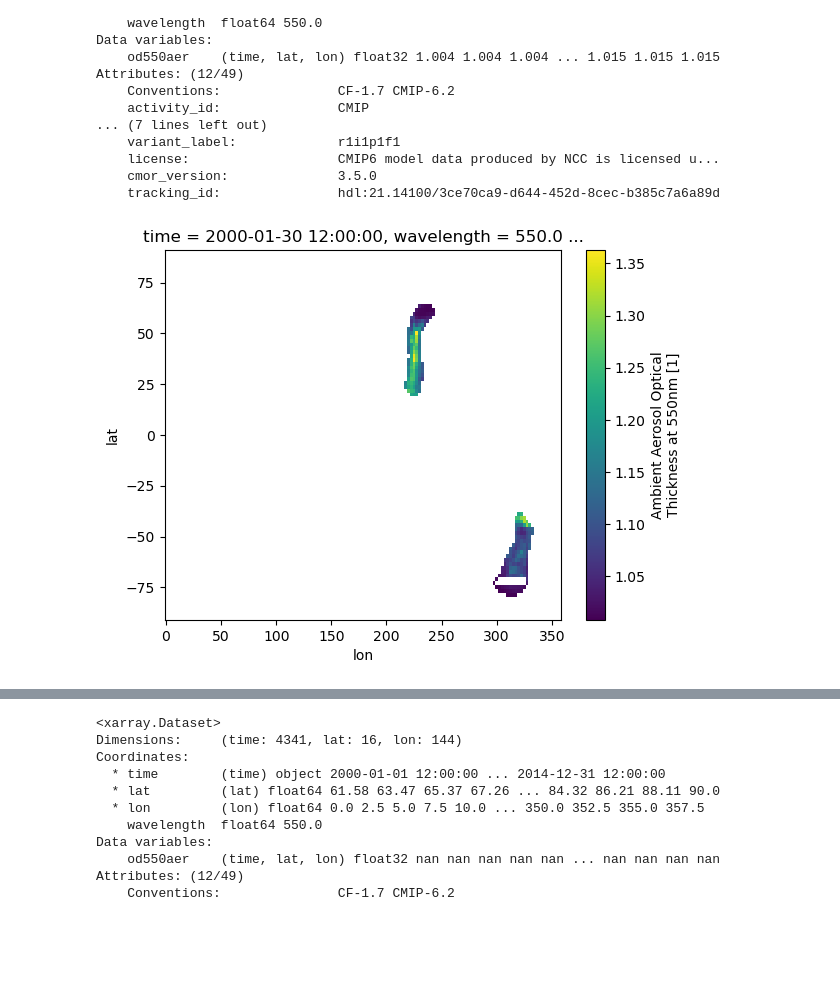
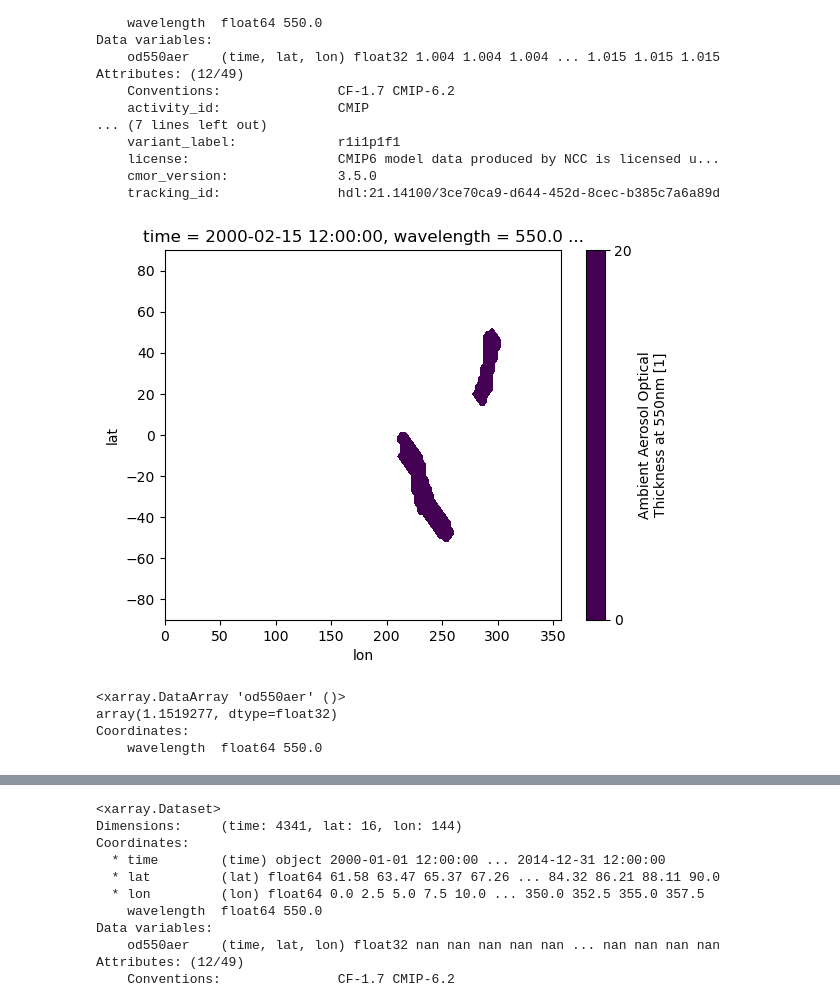
Before and after one commit to eScience-course/Tjaernoe2022-group5, a Jupyter notebook: notebooks/Julia/AR_compare_2020.ipynb, the cells around one changed output, grey strips where cells are left out. Saved outputs shown, nothing was run; the diff lists cells and outputs as text; code cells hidden in the pictures; blank space fills up the shorter version.

```diff
--- a/notebooks/Julia/AR_compare_2020.ipynb
+++ b/notebooks/Julia/AR_compare_2020.ipynb
@@ -204,6 +204,6 @@ Attributes: (12/49)
     cmor_version:              3.5.0
     tracking_id:               hdl:21.14100/3ce70ca9-d644-452d-8cec-b385c7a6a89d
 # %%
-ll = xr.plot.pcolormesh(aod_hist.where(ar_hist.ivt==True).sel(time='2000-01-30').od550aer.squeeze())
+ll = xr.plot.contourf(aod_hist.where(ar_hist.ivt==True).sel(time='2000-02-15').od550aer.squeeze(), levels=[0,20])
 # %% [output]
-[figure, old version]
+[figure, new version]
@@ -209,0 +218,7 @@ ll = xr.plot.pcolormesh(aod_hist.where(ar_hist.ivt==True).sel(time='2000-01-30')
+# %%
+test.sel(lat=slice(np.min(lat), np.max(lat)), lon = slice(np.min(lon), np.max(lon))).mean()
+# %% [output]
+<xarray.DataArray 'od550aer' ()>
+array(1.1519277, dtype=float32)
+Coordinates:
+    wavelength  float64 550.0
```
Also changed, not shown: parts of 7 cells of this notebook.
